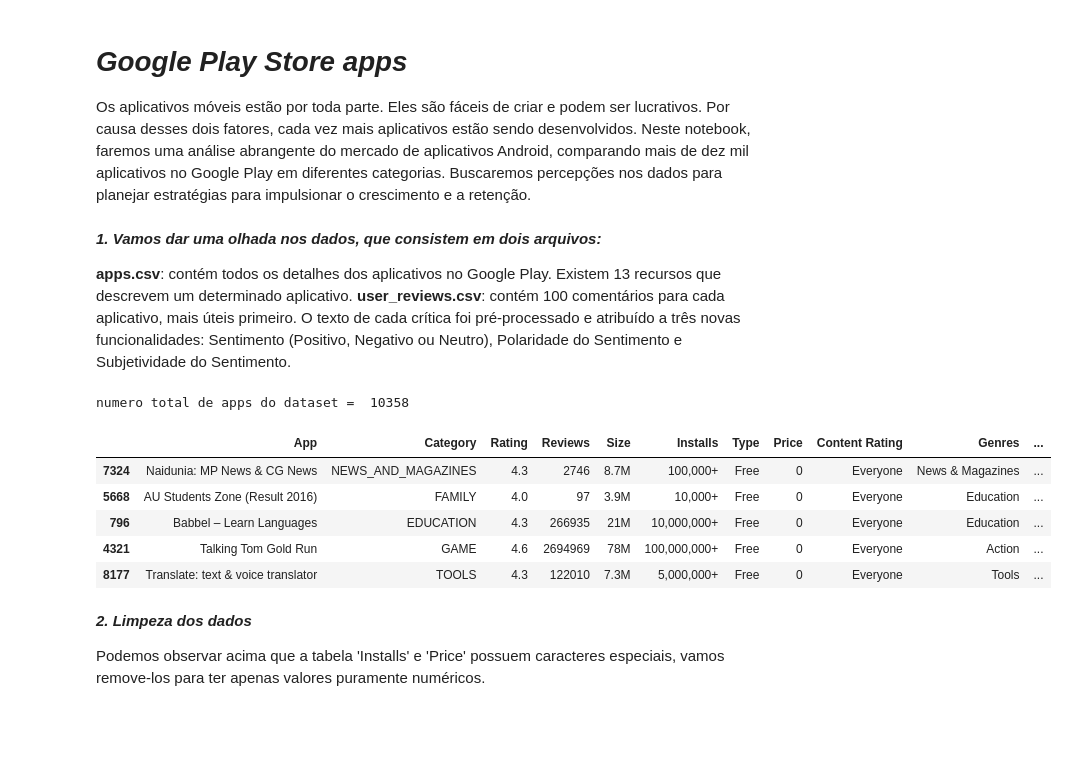
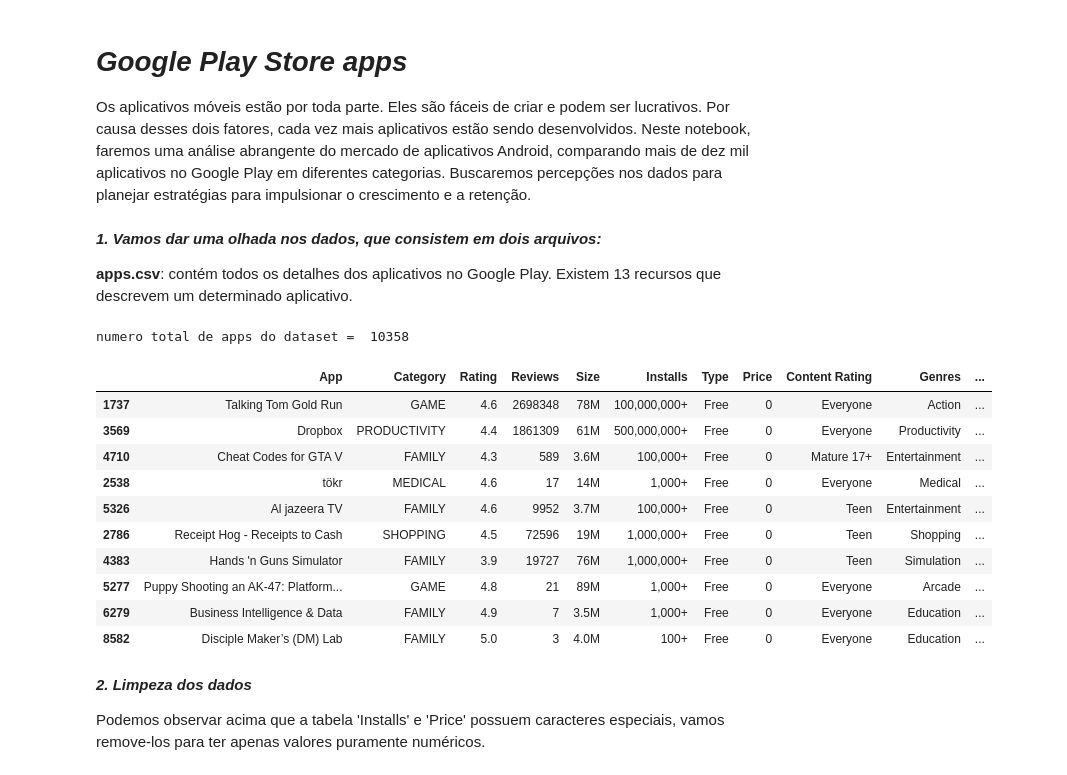
Before and after one commit to NatanXimenes/Analise-dados-GooglePlayStore, a Jupyter notebook: GooglePlayStore.ipynb, the cells around one changed output. Drawn from its saved outputs; the diff is of its cells as text; code cells hidden in the pictures; blank space fills up the shorter version.

```diff
--- a/GooglePlayStore.ipynb
+++ b/GooglePlayStore.ipynb
@@ -7,29 +7,33 @@ Os aplicativos móveis estão por toda parte. Eles são fáceis de criar e podem
  ***1. Vamos dar uma olhada nos dados, que consistem em dois arquivos:***
 
 **apps.csv**: contém todos os detalhes dos aplicativos no Google Play. Existem 13 recursos que descrevem um determinado aplicativo.
-**user_reviews.csv**: contém 100 comentários para cada aplicativo, mais úteis primeiro. O texto de cada crítica foi pré-processado e atribuído a três novas funcionalidades: Sentimento (Positivo, Negativo ou Neutro), Polaridade do Sentimento e Subjetividade do Sentimento.
 # %%
 #Vamos ler o dataset
 import pandas as pd
 apps = pd.read_csv('/content/drive/MyDrive/GoogleApps dataset/googleplaystore.csv')
 
 #Removendo os duplicados
 apps = apps.drop_duplicates()
 
 #Vamos analisar o número de apps:
 print('numero total de apps do dataset = ', len(apps))
 
 #Vamos dar uma olhada em 5 linhas aleatoriamente:
-n=5
+n=10
 apps.sample(n)
 # %% [output]
 numero total de apps do dataset =  10358
 |  | App | Category | Rating | Reviews | Size | Installs | Type | Price | Content Rating | Genres | ... |
-| 7324 | Naidunia: MP News & CG News | NEWS_AND_MAGAZINES | 4.3 | 2746 | 8.7M | 100,000+ | Free | 0 | Everyone | News & Magazines | ... |
-| 5668 | AU Students Zone (Result 2016) | FAMILY | 4.0 | 97 | 3.9M | 10,000+ | Free | 0 | Everyone | Education | ... |
-| 796 | Babbel – Learn Languages | EDUCATION | 4.3 | 266935 | 21M | 10,000,000+ | Free | 0 | Everyone | Education | ... |
-| 4321 | Talking Tom Gold Run | GAME | 4.6 | 2694969 | 78M | 100,000,000+ | Free | 0 | Everyone | Action | ... |
-| 8177 | Translate: text & voice translator | TOOLS | 4.3 | 122010 | 7.3M | 5,000,000+ | Free | 0 | Everyone | Tools | ... |
+| 1737 | Talking Tom Gold Run | GAME | 4.6 | 2698348 | 78M | 100,000,000+ | Free | 0 | Everyone | Action | ... |
+| 3569 | Dropbox | PRODUCTIVITY | 4.4 | 1861309 | 61M | 500,000,000+ | Free | 0 | Everyone | Productivity | ... |
+| 4710 | Cheat Codes for GTA V | FAMILY | 4.3 | 589 | 3.6M | 100,000+ | Free | 0 | Mature 17+ | Entertainment | ... |
+| 2538 | tökr | MEDICAL | 4.6 | 17 | 14M | 1,000+ | Free | 0 | Everyone | Medical | ... |
+| 5326 | Al jazeera TV | FAMILY | 4.6 | 9952 | 3.7M | 100,000+ | Free | 0 | Teen | Entertainment | ... |
+| 2786 | Receipt Hog - Receipts to Cash | SHOPPING | 4.5 | 72596 | 19M | 1,000,000+ | Free | 0 | Teen | Shopping | ... |
+| 4383 | Hands 'n Guns Simulator | FAMILY | 3.9 | 19727 | 76M | 1,000,000+ | Free | 0 | Teen | Simulation | ... |
+| 5277 | Puppy Shooting an AK-47: Platform... | GAME | 4.8 | 21 | 89M | 1,000+ | Free | 0 | Everyone | Arcade | ... |
+| 6279 | Business Intelligence & Data | FAMILY | 4.9 | 7 | 3.5M | 1,000+ | Free | 0 | Everyone | Education | ... |
+| 8582 | Disciple Maker’s (DM) Lab | FAMILY | 5.0 | 3 | 4.0M | 100+ | Free | 0 | Everyone | Education | ... |
 # %% [markdown]
 ***2. Limpeza dos dados***
 
```
Also changed, not shown: parts of 2 cells of this notebook.
